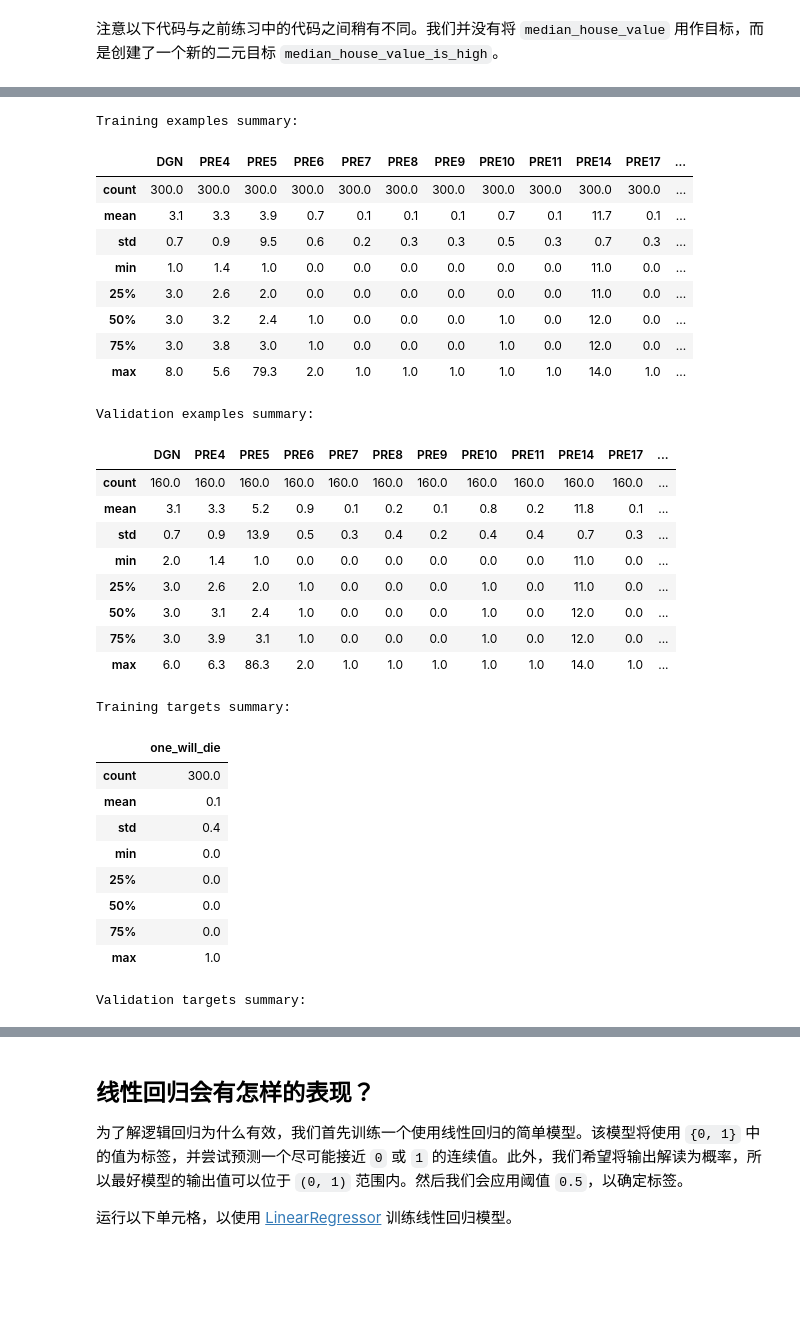
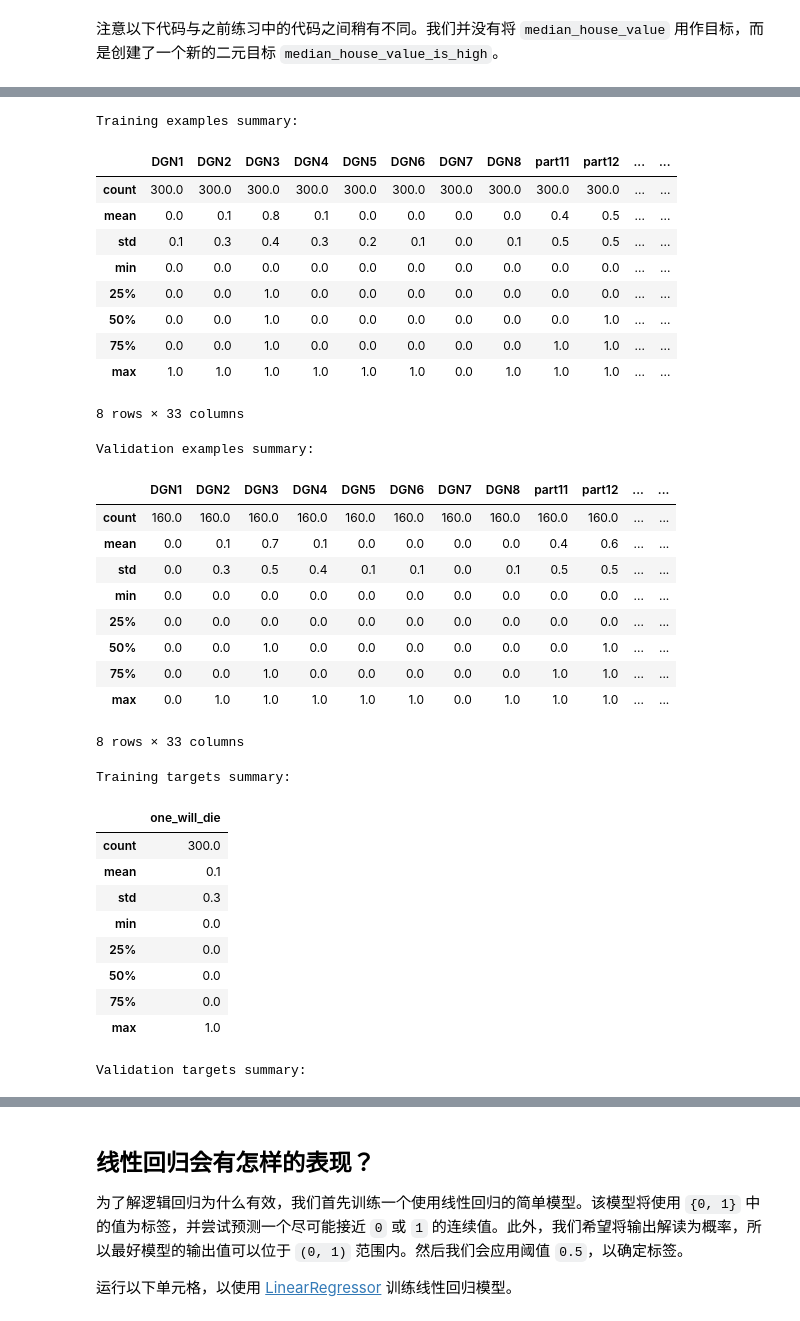
Before and after one commit to Baileyswu/google-tensorflow-tutor, a Jupyter notebook: 13. predict_death.ipynb, the cells around one changed output, grey strips where cells are left out. Saved outputs shown, nothing was run; the diff lists cells and outputs as text; code cells hidden in the pictures; blank space fills up the shorter version.

```diff
--- a/13. predict_death.ipynb
+++ b/13. predict_death.ipynb
@@ -183,13 +193,13 @@ def preprocess_features(california_housing_dataframe):
   """
   selected_features = california_housing_dataframe[
     [
-     "DGN","PRE4","PRE5","PRE6","PRE7","PRE8","PRE9","PRE10","PRE11","PRE14","PRE17","PRE19","PRE25","PRE30","PRE32","AGE"
+     "DGN","PRE6","PRE7","PRE8","PRE9","PRE10","PRE11","PRE14","PRE17","PRE19","PRE25","PRE30","PRE32","AGE"
     ]]
   processed_features = selected_features.copy()
   # Create a synthetic feature.
-#   processed_features["rooms_per_person"] = (
-#     california_housing_dataframe["total_rooms"] /
-#     california_housing_dataframe["population"])
+  processed_features["vital_capacity"] = (
+    california_housing_dataframe["PRE5"] /
+    california_housing_dataframe["PRE4"])
   return processed_features
 
 def preprocess_targets(california_housing_dataframe):
@@ -206,3 +216,16 @@ def preprocess_targets(california_housing_dataframe):
   # median_house_value is above a set threshold.
   output_targets["one_will_die"] = california_housing_dataframe["Risk1Yr"]
   return output_targets
+# %%
+def select_and_transform_features(source_df):
+  selected_examples = pd.DataFrame()
+  for r in range(1, 9):
+    selected_examples["DGN%d" % r] = source_df["DGN"].apply(lambda x: 1.0 if x == r else 0.0)
+  for r in range(11, 15):
+    selected_examples["part%d" % r] = source_df["PRE14"].apply(lambda x: 1.0 if x == r else 0.0)
+  for r in range(0, 100, 10):
+    selected_examples["age%d" % r] = source_df["AGE"].apply(lambda x: 1.0 if x >= r and x < r+10 else 0.0)
+  column_names = ["PRE6","PRE7","PRE8","PRE9","PRE10","PRE11","PRE17","PRE19","PRE25","PRE30","PRE32"]
+  for r in column_names:
+    selected_examples[r] = source_df[r]
+  return selected_examples
@@ -209,53 +250,58 @@ def preprocess_targets(california_housing_dataframe):
 # %%
 # Choose the first 12000 (out of 17000) examples for training.
 training_examples = preprocess_features(california_housing_dataframe.head(300))
 training_targets = preprocess_targets(california_housing_dataframe.head(300))
 
 # Choose the last 5000 (out of 17000) examples for validation.
 validation_examples = preprocess_features(california_housing_dataframe.tail(160))
 validation_targets = preprocess_targets(california_housing_dataframe.tail(160))
+
+training_examples = select_and_transform_features(training_examples)
+validation_examples = select_and_transform_features(validation_examples)
 
 # Double-check that we've done the right thing.
 print("Training examples summary:")
 display.display(training_examples.describe())
 print("Validation examples summary:")
 display.display(validation_examples.describe())
 
 print("Training targets summary:")
 display.display(training_targets.describe())
 print("Validation targets summary:")
 display.display(validation_targets.describe())
 # %% [output]
 Training examples summary:
-|  | DGN | PRE4 | PRE5 | PRE6 | PRE7 | PRE8 | PRE9 | PRE10 | PRE11 | PRE14 | PRE17 | ... |
-| count | 300.0 | 300.0 | 300.0 | 300.0 | 300.0 | 300.0 | 300.0 | 300.0 | 300.0 | 300.0 | 300.0 | ... |
-| mean | 3.1 | 3.3 | 3.9 | 0.7 | 0.1 | 0.1 | 0.1 | 0.7 | 0.1 | 11.7 | 0.1 | ... |
-| std | 0.7 | 0.9 | 9.5 | 0.6 | 0.2 | 0.3 | 0.3 | 0.5 | 0.3 | 0.7 | 0.3 | ... |
-| min | 1.0 | 1.4 | 1.0 | 0.0 | 0.0 | 0.0 | 0.0 | 0.0 | 0.0 | 11.0 | 0.0 | ... |
-| 25% | 3.0 | 2.6 | 2.0 | 0.0 | 0.0 | 0.0 | 0.0 | 0.0 | 0.0 | 11.0 | 0.0 | ... |
-| 50% | 3.0 | 3.2 | 2.4 | 1.0 | 0.0 | 0.0 | 0.0 | 1.0 | 0.0 | 12.0 | 0.0 | ... |
-| 75% | 3.0 | 3.8 | 3.0 | 1.0 | 0.0 | 0.0 | 0.0 | 1.0 | 0.0 | 12.0 | 0.0 | ... |
-| max | 8.0 | 5.6 | 79.3 | 2.0 | 1.0 | 1.0 | 1.0 | 1.0 | 1.0 | 14.0 | 1.0 | ... |
+|  | DGN1 | DGN2 | DGN3 | DGN4 | DGN5 | DGN6 | DGN7 | DGN8 | part11 | part12 | ... | ... |
+| count | 300.0 | 300.0 | 300.0 | 300.0 | 300.0 | 300.0 | 300.0 | 300.0 | 300.0 | 300.0 | ... | ... |
+| mean | 0.0 | 0.1 | 0.8 | 0.1 | 0.0 | 0.0 | 0.0 | 0.0 | 0.4 | 0.5 | ... | ... |
+| std | 0.1 | 0.3 | 0.4 | 0.3 | 0.2 | 0.1 | 0.0 | 0.1 | 0.5 | 0.5 | ... | ... |
+| min | 0.0 | 0.0 | 0.0 | 0.0 | 0.0 | 0.0 | 0.0 | 0.0 | 0.0 | 0.0 | ... | ... |
+| 25% | 0.0 | 0.0 | 1.0 | 0.0 | 0.0 | 0.0 | 0.0 | 0.0 | 0.0 | 0.0 | ... | ... |
+| 50% | 0.0 | 0.0 | 1.0 | 0.0 | 0.0 | 0.0 | 0.0 | 0.0 | 0.0 | 1.0 | ... | ... |
+| 75% | 0.0 | 0.0 | 1.0 | 0.0 | 0.0 | 0.0 | 0.0 | 0.0 | 1.0 | 1.0 | ... | ... |
+| max | 1.0 | 1.0 | 1.0 | 1.0 | 1.0 | 1.0 | 0.0 | 1.0 | 1.0 | 1.0 | ... | ... |
-Validation examples summary:
+8 rows × 33 columns
+Validation examples summary:
-|  | DGN | PRE4 | PRE5 | PRE6 | PRE7 | PRE8 | PRE9 | PRE10 | PRE11 | PRE14 | PRE17 | ... |
-| count | 160.0 | 160.0 | 160.0 | 160.0 | 160.0 | 160.0 | 160.0 | 160.0 | 160.0 | 160.0 | 160.0 | ... |
-| mean | 3.1 | 3.3 | 5.2 | 0.9 | 0.1 | 0.2 | 0.1 | 0.8 | 0.2 | 11.8 | 0.1 | ... |
-| std | 0.7 | 0.9 | 13.9 | 0.5 | 0.3 | 0.4 | 0.2 | 0.4 | 0.4 | 0.7 | 0.3 | ... |
-| min | 2.0 | 1.4 | 1.0 | 0.0 | 0.0 | 0.0 | 0.0 | 0.0 | 0.0 | 11.0 | 0.0 | ... |
-| 25% | 3.0 | 2.6 | 2.0 | 1.0 | 0.0 | 0.0 | 0.0 | 1.0 | 0.0 | 11.0 | 0.0 | ... |
-| 50% | 3.0 | 3.1 | 2.4 | 1.0 | 0.0 | 0.0 | 0.0 | 1.0 | 0.0 | 12.0 | 0.0 | ... |
-| 75% | 3.0 | 3.9 | 3.1 | 1.0 | 0.0 | 0.0 | 0.0 | 1.0 | 0.0 | 12.0 | 0.0 | ... |
-| max | 6.0 | 6.3 | 86.3 | 2.0 | 1.0 | 1.0 | 1.0 | 1.0 | 1.0 | 14.0 | 1.0 | ... |
+|  | DGN1 | DGN2 | DGN3 | DGN4 | DGN5 | DGN6 | DGN7 | DGN8 | part11 | part12 | ... | ... |
+| count | 160.0 | 160.0 | 160.0 | 160.0 | 160.0 | 160.0 | 160.0 | 160.0 | 160.0 | 160.0 | ... | ... |
+| mean | 0.0 | 0.1 | 0.7 | 0.1 | 0.0 | 0.0 | 0.0 | 0.0 | 0.4 | 0.6 | ... | ... |
+| std | 0.0 | 0.3 | 0.5 | 0.4 | 0.1 | 0.1 | 0.0 | 0.1 | 0.5 | 0.5 | ... | ... |
+| min | 0.0 | 0.0 | 0.0 | 0.0 | 0.0 | 0.0 | 0.0 | 0.0 | 0.0 | 0.0 | ... | ... |
+| 25% | 0.0 | 0.0 | 0.0 | 0.0 | 0.0 | 0.0 | 0.0 | 0.0 | 0.0 | 0.0 | ... | ... |
+| 50% | 0.0 | 0.0 | 1.0 | 0.0 | 0.0 | 0.0 | 0.0 | 0.0 | 0.0 | 1.0 | ... | ... |
+| 75% | 0.0 | 0.0 | 1.0 | 0.0 | 0.0 | 0.0 | 0.0 | 0.0 | 1.0 | 1.0 | ... | ... |
+| max | 0.0 | 1.0 | 1.0 | 1.0 | 1.0 | 1.0 | 0.0 | 1.0 | 1.0 | 1.0 | ... | ... |
-Training targets summary:
+8 rows × 33 columns
+Training targets summary:
 |  | one_will_die |
 | count | 300.0 |
 | mean | 0.1 |
-| std | 0.4 |
+| std | 0.3 |
 | min | 0.0 |
 | 25% | 0.0 |
 | 50% | 0.0 |
 | 75% | 0.0 |
 | max | 1.0 |
-Validation targets summary:
+Validation targets summary:
 |  | one_will_die |
 | count | 160.0 |
```
Also changed, not shown: parts of 17 cells of this notebook.
